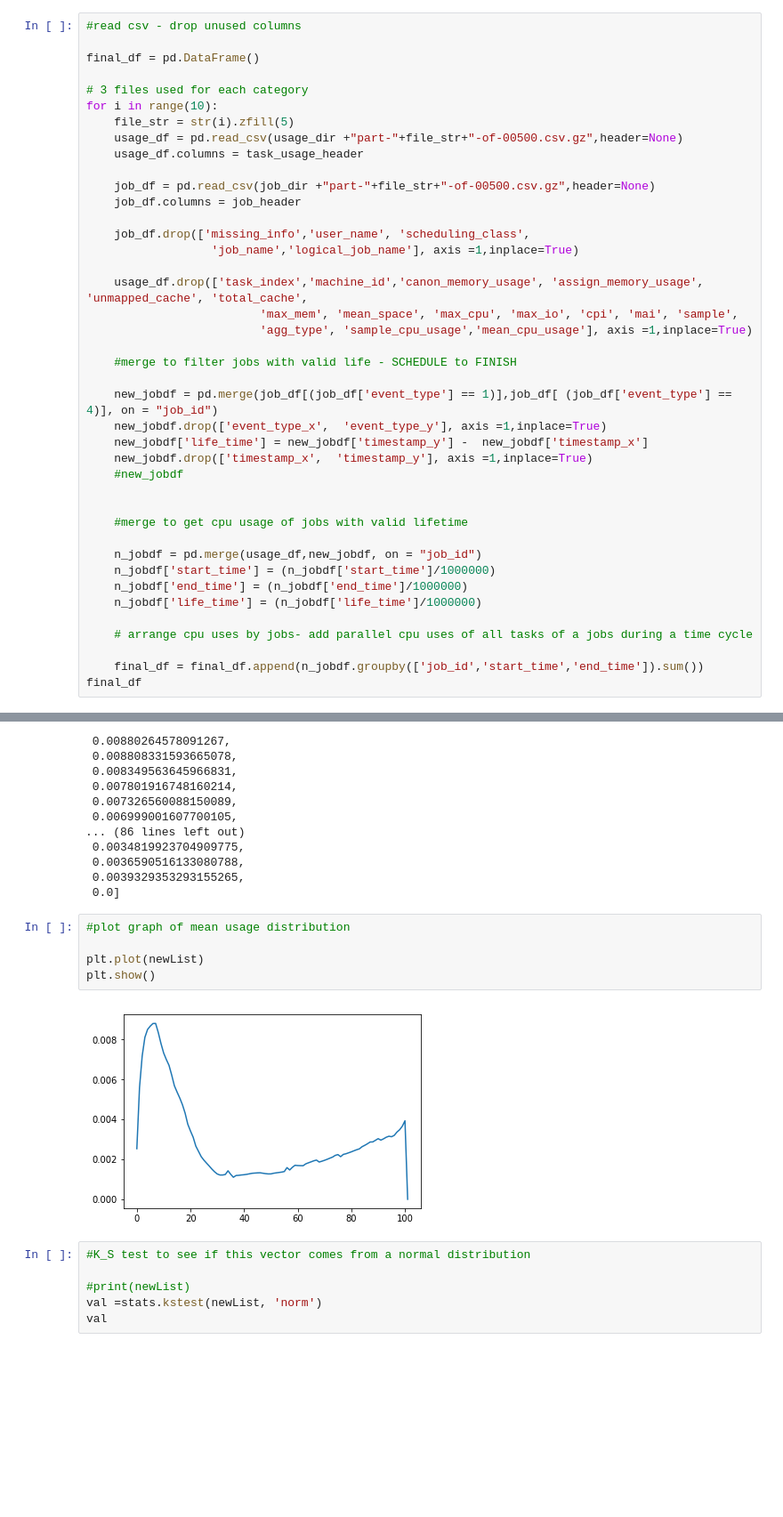
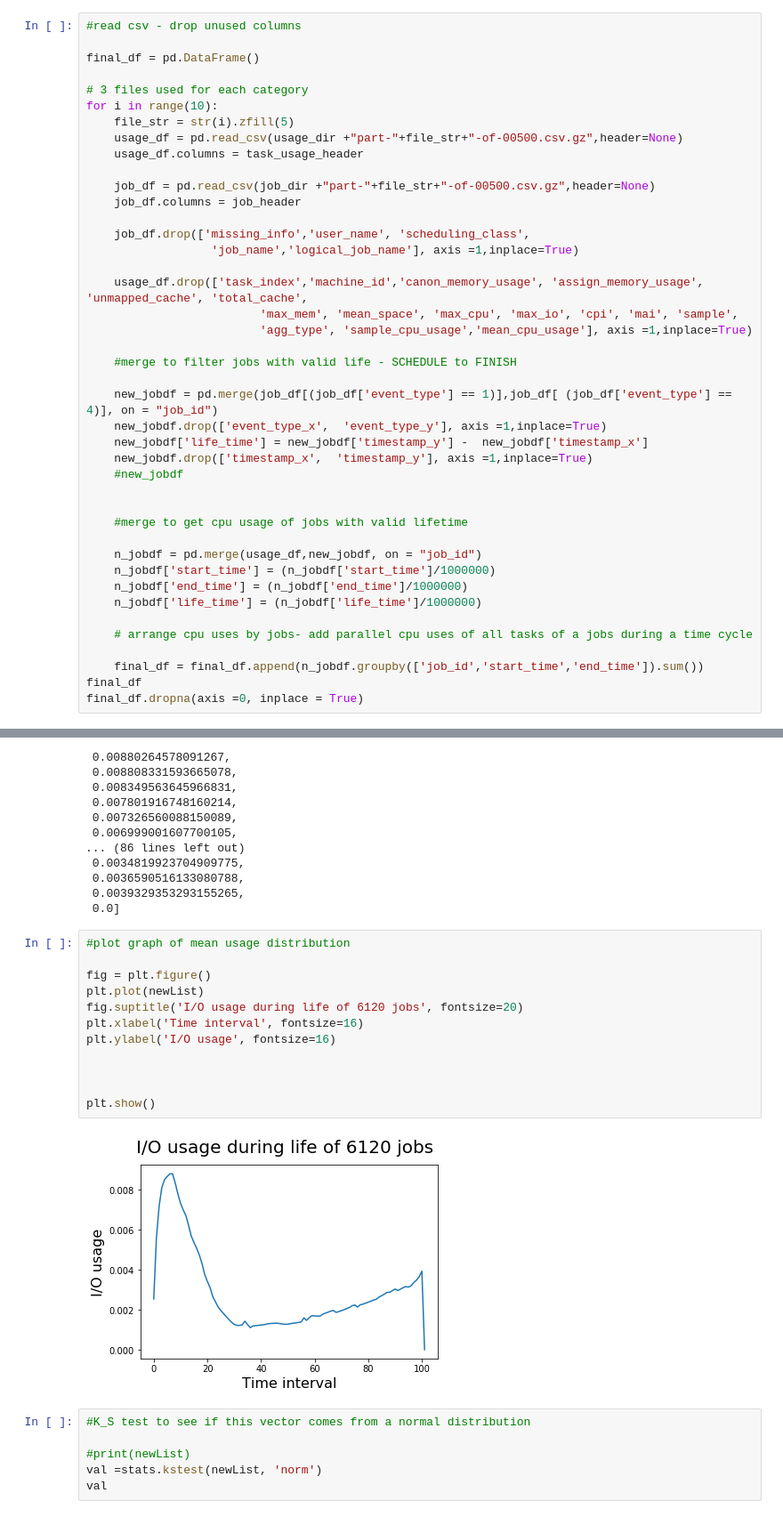
Before and after one commit to faizaan09/google-trace-analysis, a Jupyter notebook: IO usage vs Lifetime.ipynb, the cells around one changed output, grey strips where cells are left out. Shown at 89% size. Drawn from its saved outputs; the diff is of its cells as text; blank space fills up the shorter version.

```diff
--- a/IO usage vs Lifetime.ipynb
+++ b/IO usage vs Lifetime.ipynb
@@ -60,3 +65,4 @@ for i in range(10):
 
     final_df = final_df.append(n_jobdf.groupby(['job_id','start_time','end_time']).sum())
 final_df
+final_df.dropna(axis =0, inplace = True)
@@ -257,10 +295,17 @@ newList
 # %%
 #plot graph of mean usage distribution
 
+fig = plt.figure()
 plt.plot(newList)
+fig.suptitle('I/O usage during life of 6120 jobs', fontsize=20)
+plt.xlabel('Time interval', fontsize=16)
+plt.ylabel('I/O usage', fontsize=16)
+
+
+
 plt.show()
 # %% [output]
-[figure, old version]
+[figure, new version]
 # %%
 #K_S test to see if this vector comes from a normal distribution
 
```
Also changed, not shown: parts of 14 cells of this notebook.
